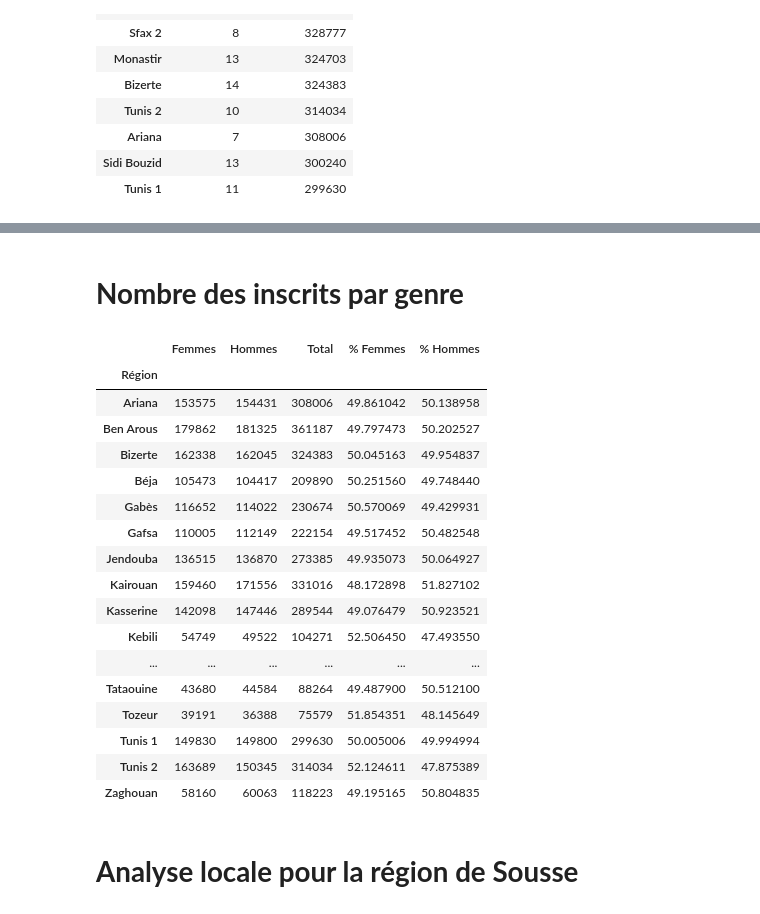
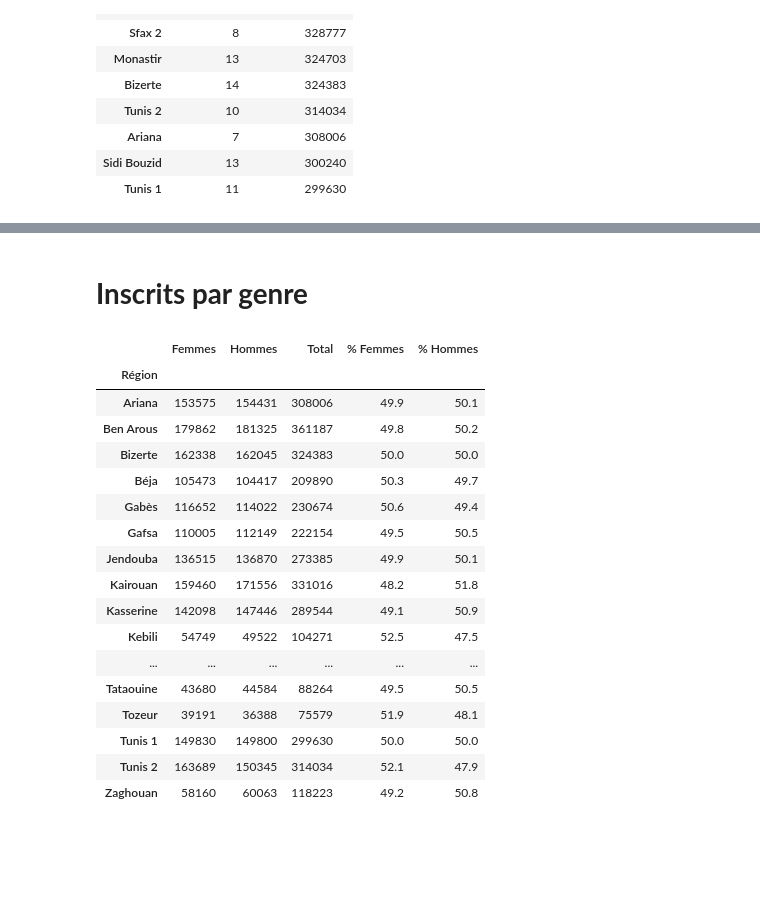
Before and after one commit to SeifAllah-BS/Analyse_Donn-es, a Jupyter notebook: index.ipynb, the cells around one changed output, grey strips where cells are left out. Saved outputs shown, nothing was run; the diff lists cells and outputs as text; code cells hidden in the pictures; blank space fills up the shorter version.

```diff
--- a/index.ipynb
+++ b/index.ipynb
@@ -135,32 +217,30 @@ df_age
 # %% [markdown]
-# **Nombre des inscrits par genre**
+# **Inscrits par genre**
 # %%
 femmes_reg=isie_sorted.groupby('Région')['>60F'].sum()+df_isie.groupby('Région')['45-60F'].sum()+isie_sorted.groupby('Région')['26-45F'].sum()+isie_sorted.groupby('Région')['18-25F'].sum()
 hommes_reg=isie_sorted.groupby('Région')['>60H'].sum()+df_isie.groupby('Région')['45-60H'].sum()+isie_sorted.groupby('Région')['26-45H'].sum()+isie_sorted.groupby('Région')['18-25H'].sum()
 pd.DataFrame({"Femmes": femmes_reg,
               "Hommes" : hommes_reg,
               "Total": inscrits_reg,
-              "% Femmes": 100*femmes_reg / inscrits_reg,
-              "% Hommes": 100*hommes_reg / inscrits_reg,
+              "% Femmes": round(femmes_reg/inscrits_reg*100,1),
+              "% Hommes": round(hommes_reg/inscrits_reg*100,1),
               })
 # %% [output]
 |  | Femmes | Hommes | Total | % Femmes | % Hommes |
 | Région |  |  |  |  |  |
-| Ariana | 153575 | 154431 | 308006 | 49.861042 | 50.138958 |
-| Ben Arous | 179862 | 181325 | 361187 | 49.797473 | 50.202527 |
-| Bizerte | 162338 | 162045 | 324383 | 50.045163 | 49.954837 |
-| Béja | 105473 | 104417 | 209890 | 50.251560 | 49.748440 |
-| Gabès | 116652 | 114022 | 230674 | 50.570069 | 49.429931 |
-| Gafsa | 110005 | 112149 | 222154 | 49.517452 | 50.482548 |
-| Jendouba | 136515 | 136870 | 273385 | 49.935073 | 50.064927 |
-| Kairouan | 159460 | 171556 | 331016 | 48.172898 | 51.827102 |
-| Kasserine | 142098 | 147446 | 289544 | 49.076479 | 50.923521 |
-| Kebili | 54749 | 49522 | 104271 | 52.506450 | 47.493550 |
+| Ariana | 153575 | 154431 | 308006 | 49.9 | 50.1 |
+| Ben Arous | 179862 | 181325 | 361187 | 49.8 | 50.2 |
+| Bizerte | 162338 | 162045 | 324383 | 50.0 | 50.0 |
+| Béja | 105473 | 104417 | 209890 | 50.3 | 49.7 |
+| Gabès | 116652 | 114022 | 230674 | 50.6 | 49.4 |
+| Gafsa | 110005 | 112149 | 222154 | 49.5 | 50.5 |
+| Jendouba | 136515 | 136870 | 273385 | 49.9 | 50.1 |
+| Kairouan | 159460 | 171556 | 331016 | 48.2 | 51.8 |
+| Kasserine | 142098 | 147446 | 289544 | 49.1 | 50.9 |
+| Kebili | 54749 | 49522 | 104271 | 52.5 | 47.5 |
 | ... | ... | ... | ... | ... | ... |
-| Tataouine | 43680 | 44584 | 88264 | 49.487900 | 50.512100 |
-| Tozeur | 39191 | 36388 | 75579 | 51.854351 | 48.145649 |
-| Tunis 1 | 149830 | 149800 | 299630 | 50.005006 | 49.994994 |
-| Tunis 2 | 163689 | 150345 | 314034 | 52.124611 | 47.875389 |
-| Zaghouan | 58160 | 60063 | 118223 | 49.195165 | 50.804835 |
+| Tataouine | 43680 | 44584 | 88264 | 49.5 | 50.5 |
+| Tozeur | 39191 | 36388 | 75579 | 51.9 | 48.1 |
+| Tunis 1 | 149830 | 149800 | 299630 | 50.0 | 50.0 |
+| Tunis 2 | 163689 | 150345 | 314034 | 52.1 | 47.9 |
+| Zaghouan | 58160 | 60063 | 118223 | 49.2 | 50.8 |
-# %% [markdown]
-# **Analyse locale pour la région de Sousse**
```
Also changed, not shown: parts of 23 cells of this notebook.
